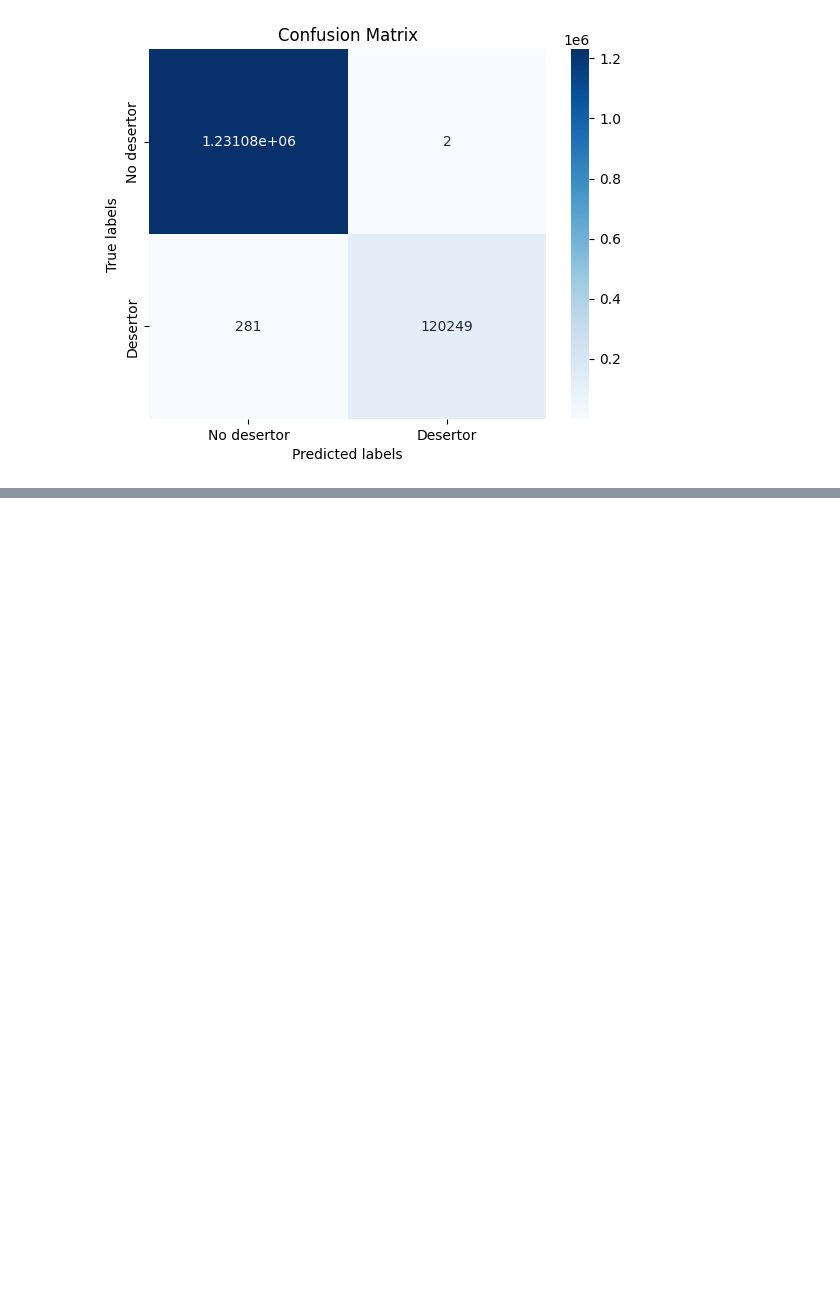
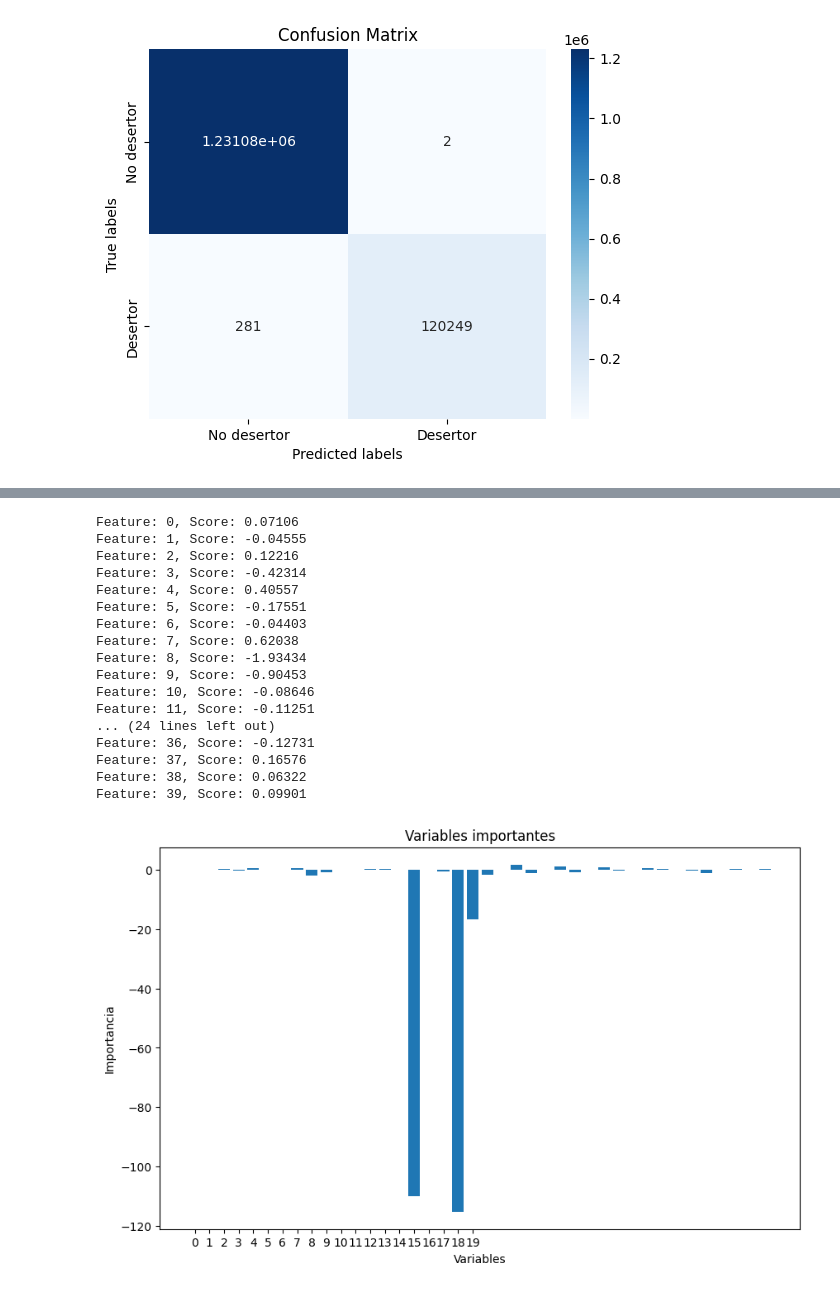
Before and after one commit to davidlealo/desercion-escolar, a Jupyter notebook: 20231220_Rlog_KNN_Arb_RF_SVM.ipynb, the cells around one changed output, grey strips where cells are left out. Drawn from its saved outputs; the diff is of its cells as text; code cells hidden in the pictures; blank space fills up the shorter version.

```diff
--- a/20231220_Rlog_Arb_RF_SVM.ipynb
+++ b/20231220_Rlog_KNN_Arb_RF_SVM.ipynb
@@ -231,0 +232,33 @@ plt.show()
+# %%
+# Variables importantes
+importance = logreg.coef_[0]
+for i,v in enumerate(importance):
+    print('Feature: %0d, Score: %.5f' % (i,v))
+
+# Grafico de variables importantes
+plt.figure(figsize=(10,6))
+plt.bar([x for x in range(len(importance))], importance)
+plt.xticks(np.arange(0, 20, step=1))
+plt.xlabel('Variables')
+plt.ylabel('Importancia')
+plt.title('Variables importantes')
+plt.show()
+# %% [output]
+Feature: 0, Score: 0.07106
+Feature: 1, Score: -0.04555
+Feature: 2, Score: 0.12216
+Feature: 3, Score: -0.42314
+Feature: 4, Score: 0.40557
+Feature: 5, Score: -0.17551
+Feature: 6, Score: -0.04403
+Feature: 7, Score: 0.62038
+Feature: 8, Score: -1.93434
+Feature: 9, Score: -0.90453
+Feature: 10, Score: -0.08646
+Feature: 11, Score: -0.11251
+... (24 lines left out)
+Feature: 36, Score: -0.12731
+Feature: 37, Score: 0.16576
+Feature: 38, Score: 0.06322
+Feature: 39, Score: 0.09901
+[figure, added]
```
Also changed, not shown: parts of 13 cells of this notebook, 1 other file.
